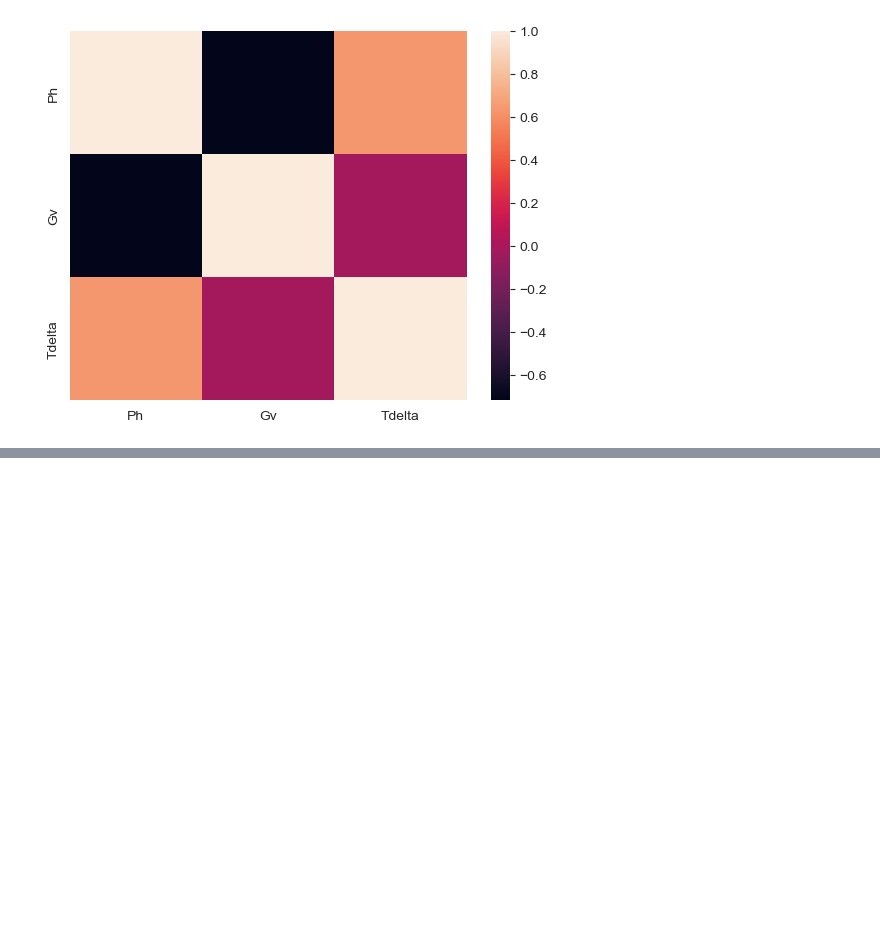
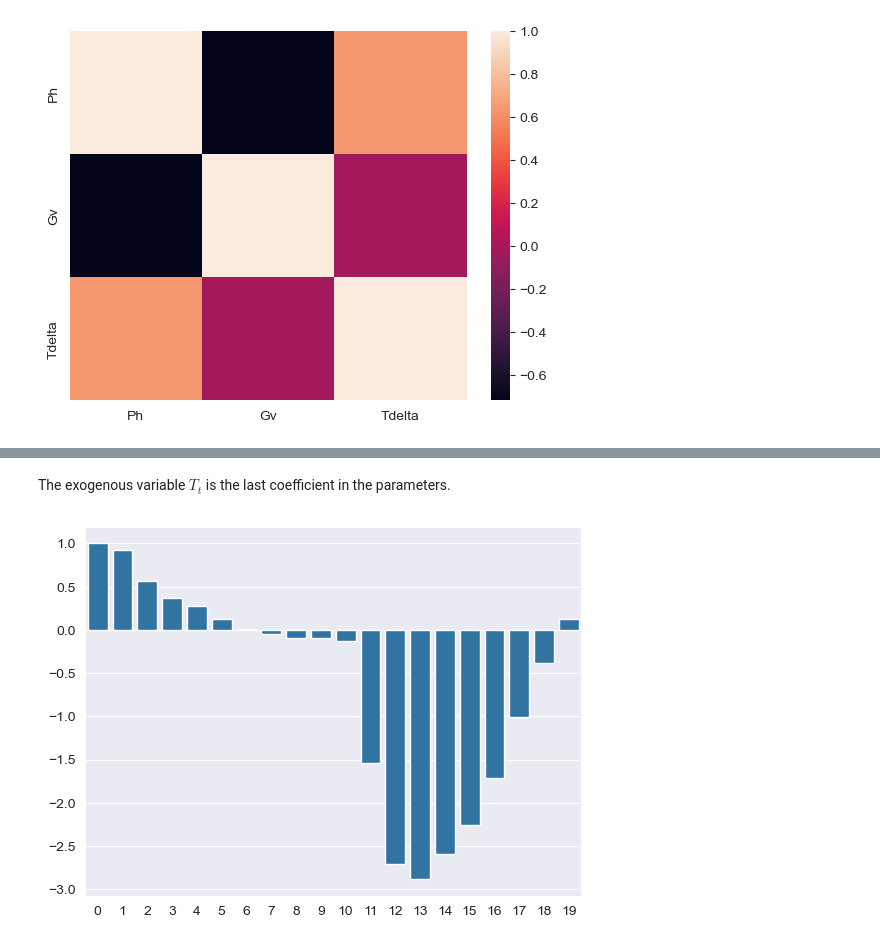
Before and after one commit to JeppeKlitgaard/DTU-02613-TimeSeries, a Jupyter notebook: Assignment3/Yunis/assignment3.ipynb, the cells around one changed output, grey strips where cells are left out. Drawn from its saved outputs; the diff is of its cells as text; code cells hidden in the pictures; blank space fills up the shorter version.

```diff
--- a/Assignment3/Yunis/assignment3.ipynb
+++ b/Assignment3/Yunis/assignment3.ipynb
@@ -103,0 +152,7 @@ plt.scatter(scaler.fit_transform(df_train.Tdelta.to_numpy().reshape(-1,1)), scal
+# %%
+from statsmodels.tsa.ar_model import AutoReg
+
+# Fit the ARMAX model
+model = AutoReg(df_train.Ph, lags=10, exog=df_train.Tdelta)
+results = model.fit()
+results.summary()
@@ -103,0 +193,10 @@ plt.scatter(scaler.fit_transform(df_train.Tdelta.to_numpy().reshape(-1,1)), scal
+# %% [markdown]
+The exogenous variable $T_t$ is the last coefficient in the parameters.
+# %%
+from statsmodels.tsa.arima_process import arma_impulse_response
+
+ar = np.r_[1.0, -results.params.values[1:-1], results.params.values[-1]]
+ir = arma_impulse_response(ar=ar, ma=[1.0], leads=20)
+sns.barplot(ir);
+# %% [output]
+[figure, added]
```
Also changed, not shown: parts of 10 cells of this notebook, 1 other file.
